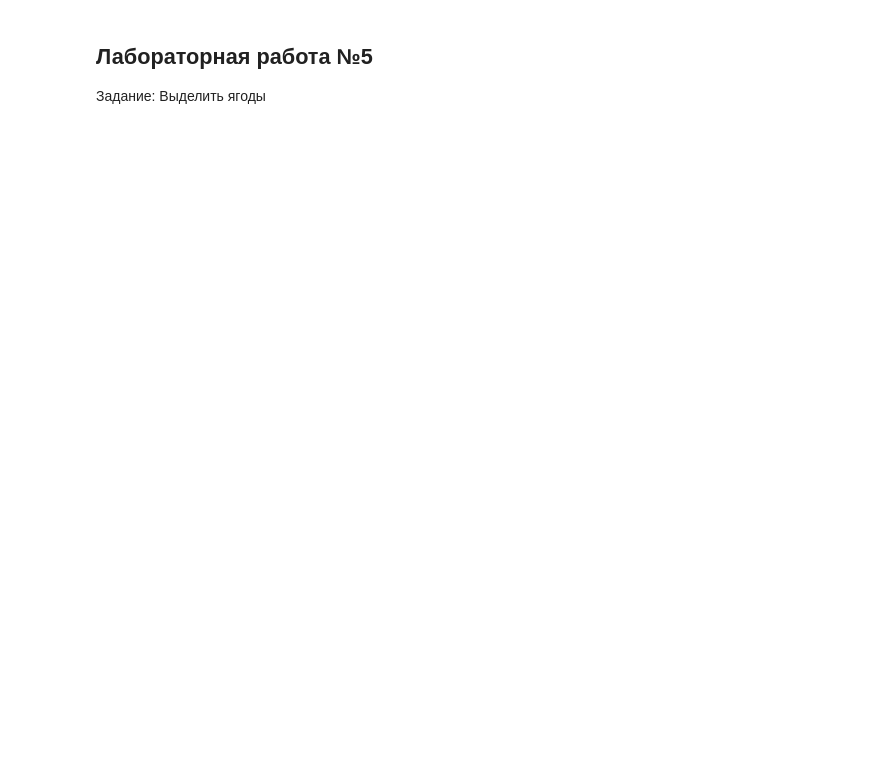
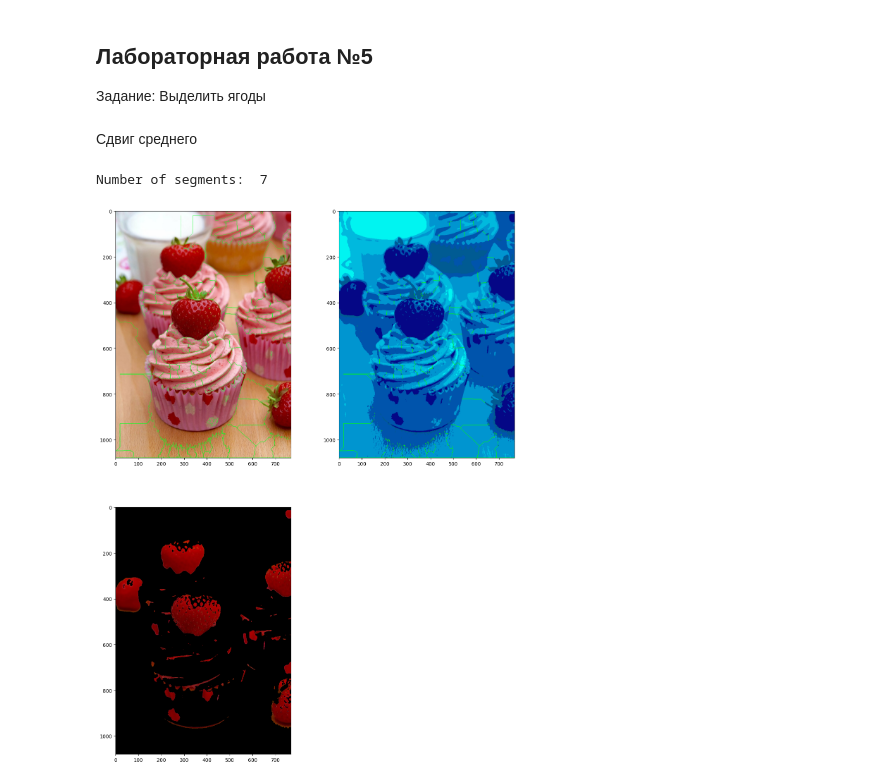
Before and after one commit to Alunek/PSU_DIP, a Jupyter notebook: L6/L6.ipynb, the cells around one changed output. Saved outputs shown, nothing was run; the diff lists cells and outputs as text; code cells hidden in the pictures; blank space fills up the shorter version.

```diff
--- a/L6/L6.ipynb
+++ b/L6/L6.ipynb
@@ -21,3 +21,49 @@ image = cv.imread('img.jpg')
 image_rgb = cv.cvtColor(image, cv.COLOR_BGR2RGB)
 image_hsv = cv.cvtColor(image_rgb, cv.COLOR_RGB2HSV)
 gray = cv.cvtColor(image, cv.COLOR_BGR2GRAY)
+# %% [markdown]
+Сдвиг среднего
+# %%
+## Методы кластеризации. Сдвиг среднего (Mean shift)
+# Сглаживаем чтобы уменьшить шум
+blur_image = cv.medianBlur(image, 3)
+# Выстраиваем пиксели в один ряд и переводим в формат с правающей точкой
+flat_image = np.float32(blur_image.reshape((-1,3)))
+
+# Используем meanshift из библиотеки sklearn
+bandwidth = estimate_bandwidth(flat_image, quantile=.06, n_samples=3000)
+ms = MeanShift(bandwidth=bandwidth, max_iter=800, bin_seeding=True)
+ms.fit(flat_image)
+labeled = ms.labels_
+
+# получим количество сегментов
+segments = np.unique(labeled)
+print('Number of segments: ', segments.shape[0])
+
+# получим средний цвет сегмента
+total = np.zeros((segments.shape[0], 3), dtype=float)
+count = np.zeros(total.shape, dtype=float)
+for i, label in enumerate(labeled):
+    total[label] = total[label] + flat_image[i]
+    count[label] += 1
+avg = total/count
+avg = np.uint8(avg)
+# Для каждого пискеля проставим средний цвет его сегмента
+mean_shift_image = avg[labeled].reshape((image.shape))
+# Маской скроем один из сегментов
+mask1 = mean_shift_image[:,:,0]
+mask1[mask1!=5] = 0
+mean_shift_with_mask_image = cv.bitwise_and(image, image, mask=mask1)
+# Построим изображение
+gs = plt.GridSpec(2, 2)
+plt.figure(figsize=(15,20))
+plt.subplot(gs[0])
+plt.imshow(cv.cvtColor(image, cv.COLOR_BGR2RGB))
+plt.subplot(gs[1])
+plt.imshow(mean_shift_image, cmap='Set3')
+plt.subplot(gs[2])
+plt.imshow(cv.cvtColor(mean_shift_with_mask_image, cv.COLOR_BGR2RGB))
+plt.show()
+# %% [output]
+Number of segments:  7
+[figure, added]
```
Also changed, not shown: parts of 2 cells of this notebook.
